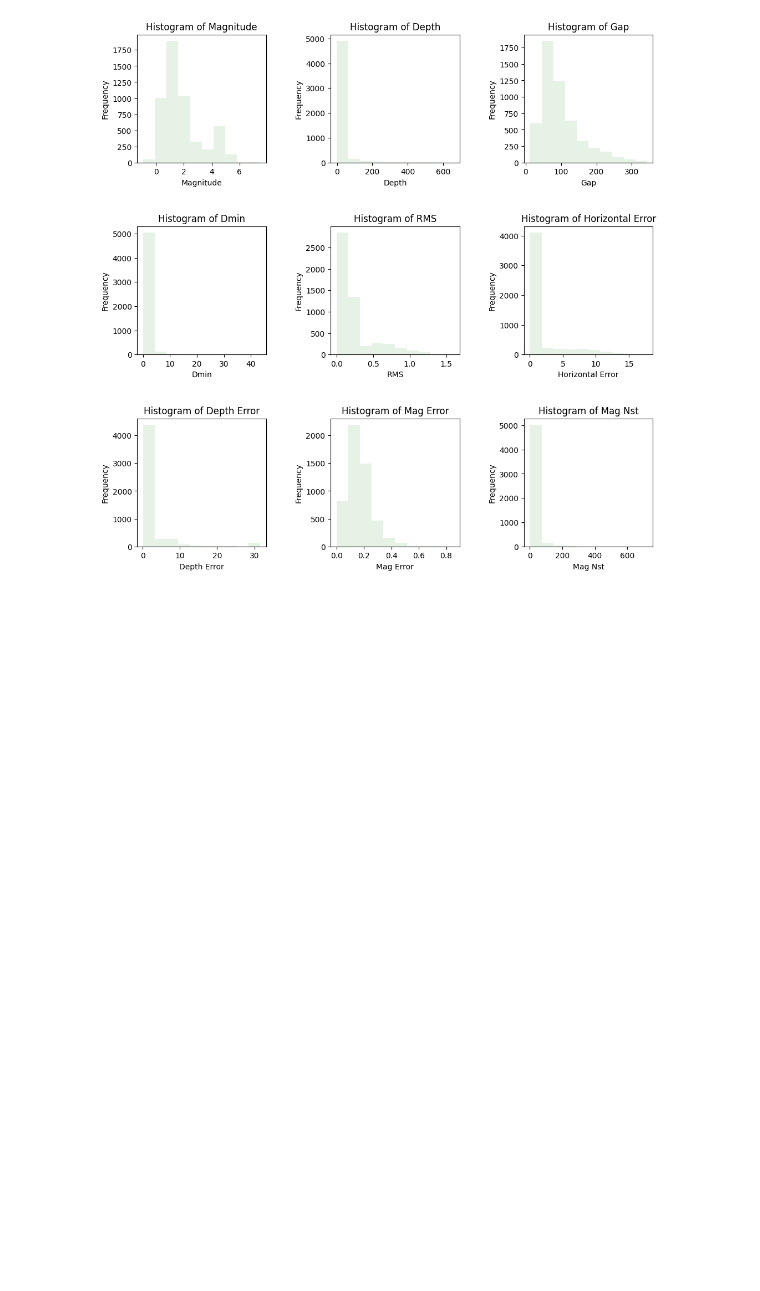
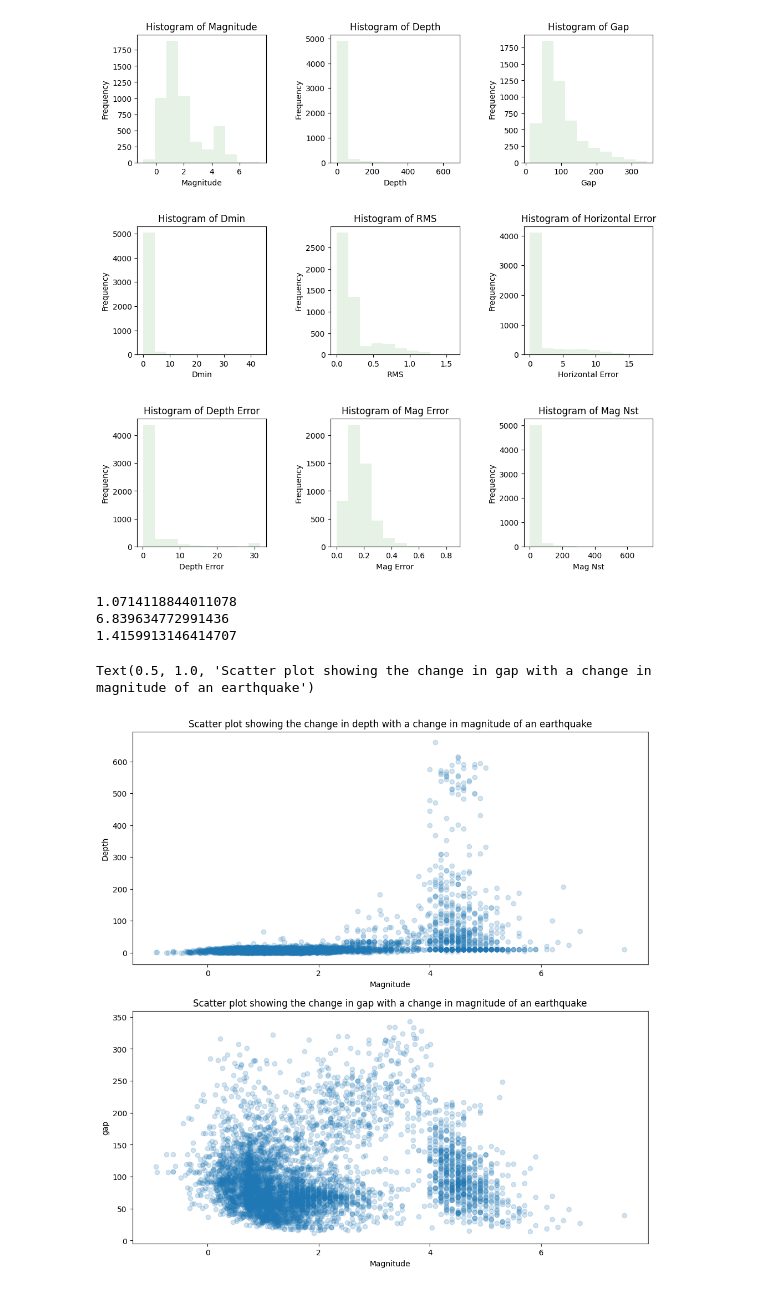
Before and after one commit to nflint-git/The-Developer-Academy, a Jupyter notebook: assignment5.ipynb, the cells around one changed output. Cells and saved outputs as stored; diff of their text form; code cells hidden in the pictures; blank space fills up the shorter version.

```diff
--- a/assignment5.ipynb
+++ b/assignment5.ipynb
@@ -161,3 +161,26 @@ ax[2,2].set_title("Histogram of Mag Nst")
 fig.show()
 # %% [output]
 [figure]
+# %%
+print(cleaned_data["mag"].skew())
+print(cleaned_data["depth"].skew())
+print(cleaned_data["gap"].skew())
+# %% [output]
+1.0714118844011078
+6.839634772991436
+1.4159913146414707
+# %%
+fig, ax = plt.subplots(2, figsize=(12,12))
+ax[0].scatter(y= cleaned_data["depth"], x = cleaned_data["mag"], alpha=0.2)
+ax[1].scatter(y=cleaned_data["gap"],x = cleaned_data["mag"], alpha=0.2)
+
+ax[0].set_xlabel("Magnitude")
+ax[0].set_ylabel("Depth")
+ax[0].set_title("Scatter plot showing the change in depth with a change in magnitude of an earthquake")
+
+ax[1].set_xlabel("Magnitude")
+ax[1].set_ylabel("gap")
+ax[1].set_title("Scatter plot showing the change in gap with a change in magnitude of an earthquake")
+# %% [output]
+Text(0.5, 1.0, 'Scatter plot showing the change in gap with a change in magnitude of an earthquake')
+[figure, added]
```
Also changed, not shown: parts of 3 cells of this notebook.
